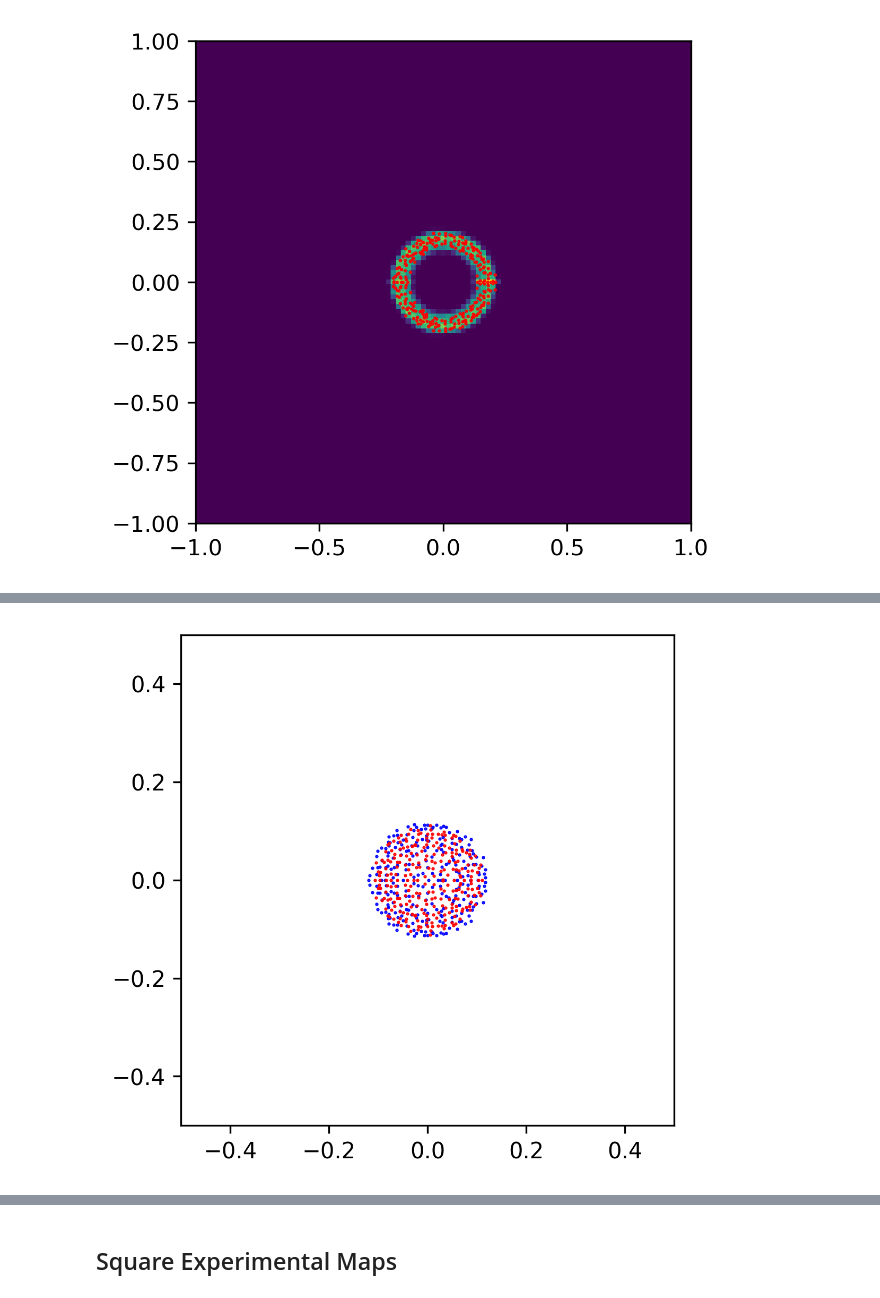
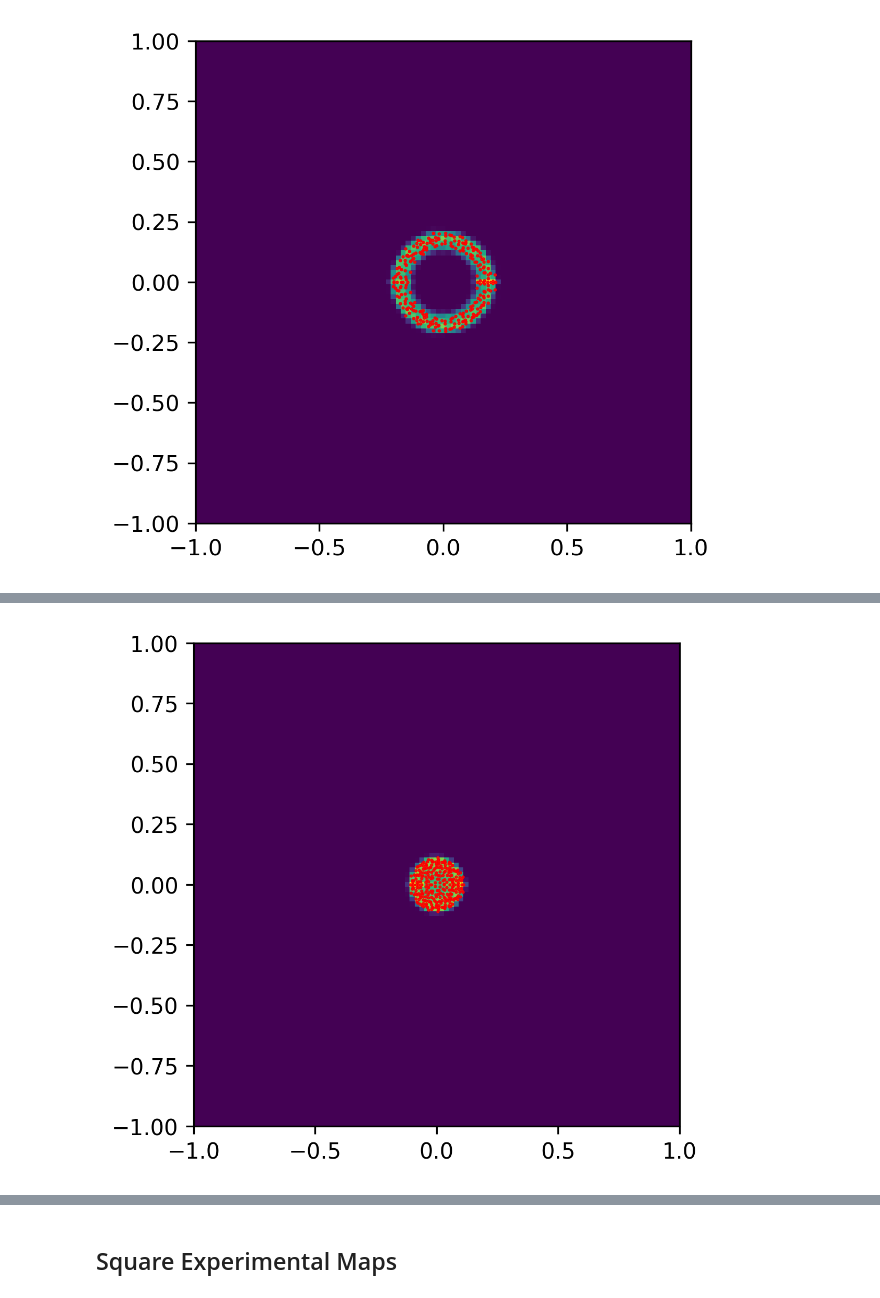
Before and after one commit to KristianWold/experimental-quantum-spectrum, a Jupyter notebook: notebooks/nisq_spectrum/diluted_unitary/Diluted Unitary Fitting, Analysis.ipynb, the cells around one changed output, grey strips where cells are left out. Drawn from its saved outputs; the diff is of its cells as text; code cells hidden in the pictures.

```diff
--- a/notebooks/nisq_spectrum/diluted_unitary/Diluted Unitary Fitting, Analysis.ipynb
+++ b/notebooks/nisq_spectrum/diluted_unitary/Diluted Unitary Fitting, Analysis.ipynb
@@ -391,26 +374,17 @@ tf.Tensor(0.8909759362870718, shape=(), dtype=float64) 121
+# %%
+spectrum_resample = resample_diluted(diluted5, num_samples = 100, rng=rng)
 # %%
 np.random.seed(42)
 random.seed(42)
 tf.random.set_seed(42)
 rng = np.random.default_rng(seed=42)
 
-map = DilutedKrausMap(U = generate_unitary(2**4),
-                      c = 0.08,
-                      kraus_part = KrausMap(d=2**4, rank=100))
-
-spectrum_DU = channel_spectrum(diluted4.channel)
-spectrum_DU1 = channel_spectrum(map)
-
 fig = plt.figure(figsize=(4,4), dpi = 300, facecolor='w', edgecolor='k')
 
-#plt.hist2d(spectrum_resample[:,0], spectrum_resample[:,1], bins = np.linspace(-1, 1, 100), norm=mpl.colors.PowerNorm(gamma=1))
-plt.plot(spectrum_DU1[:,0], spectrum_DU1[:,1], "bo", markersize=0.5)
+plt.hist2d(spectrum_resample[:,0], spectrum_resample[:,1], bins = np.linspace(-1, 1, 100), norm=mpl.colors.PowerNorm(gamma=1))
 plt.plot(spectrum5[:,0], spectrum5[:,1], "ro", markersize=0.5)
-#plt.plot(spectrum_DU[:,0], spectrum_DU[:,1], "bo", markersize=0.5)
+plt.savefig("figures/" + "diluted_fitting_4qubit_40layer.pdf", bbox_inches='tight')
 
-#plt.savefig("figures/" + "diluted_fitting_4qubit_32layer.pdf", bbox_inches='tight')
-plt.xlim([-0.5, 0.5])
-plt.ylim([-0.5, 0.5])
 plt.show()
 # %% [output]
-[figure, old version]
+[figure, new version]
```
Also changed, not shown: parts of 5 cells of this notebook, 15 other files.
